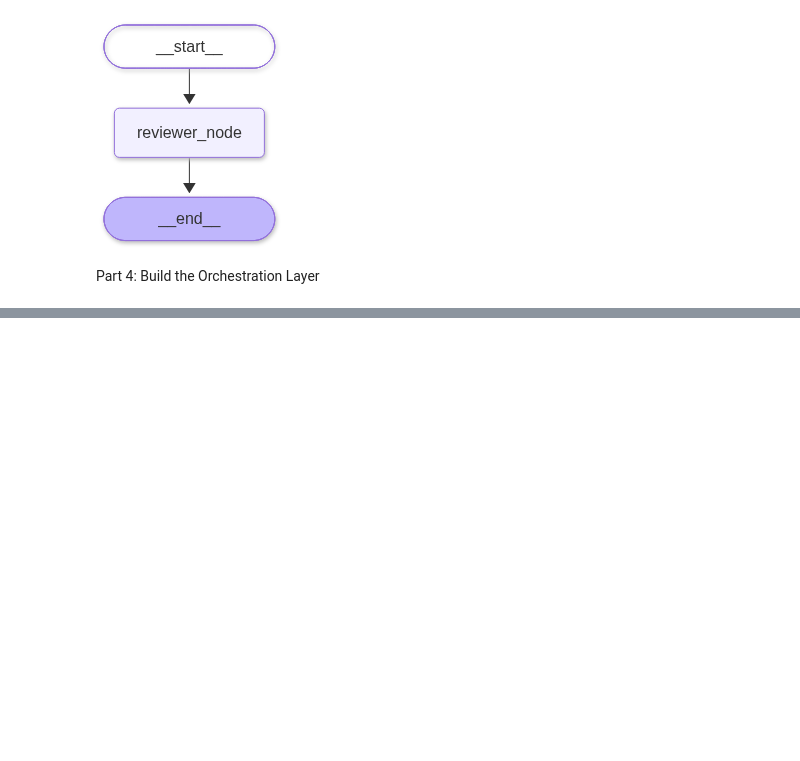
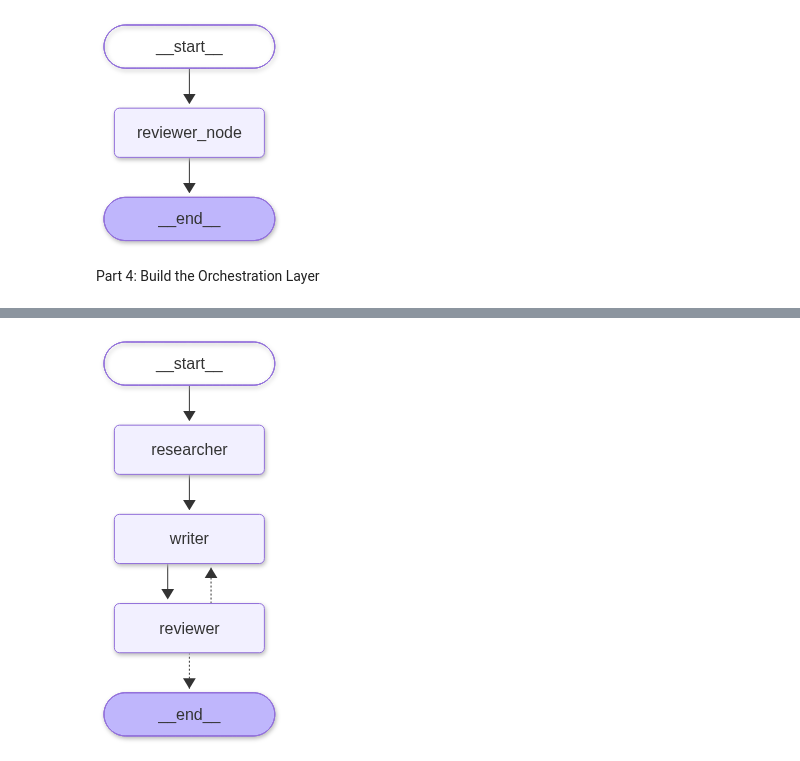
Before and after one commit to adhamhamdy-ux/3-agents_project, a Jupyter notebook: agents_project.ipynb, the cells around one changed output, grey strips where cells are left out. Cells and saved outputs as stored; diff of their text form; code cells hidden in the pictures; blank space fills up the shorter version.

```diff
--- a/agents_project.ipynb
+++ b/agents_project.ipynb
@@ -25,12 +25,12 @@ llm = ChatOpenAI(
 Part 1: Researcher Graph
 # %%
 wiki = wikipediaapi.Wikipedia(user_agent="3 agents_project/1.0 (student@example.com)")
-MAX_CHARS_PER_PAGE = 3000
+MAX_CHARS_PER_PAGE = 2000
 
 @tool
 def wiki_search(query: str)-> str:
     """Search Wikipedia for a query and return raw text from the top matching pages."""
-    results = wiki.search(query, limit=3)
+    results = wiki.search(query, limit=2)
     output = ""
     for title, page in results.pages.items():
         output += f" {title}\n{page.text[:MAX_CHARS_PER_PAGE]}\n\n"
@@ -105,7 +105,7 @@ def writer_node(state: writerState) -> dict:
     response = llm.invoke([("system", "You are a writing agent. You must write a draft based on the task, research, and feedback. Do not summarize, rewrite, or format anything. Return raw notes only"),
                            ("human", prompt)] + state["messages"])
 
-    return {"draft": response.content, "messages": [response], "trace": ["writer"]}
+    return {"draft": response.content, "attempts": state["attempts"] + 1,"messages": [response], "trace": ["writer"]}
 
 
 builder = StateGraph(writerState)
@@ -152,7 +156,7 @@ reviewerState=TypedDict("reviewerState",{"task":str,"feedback":str,"draft":str,"
 structured_model= llm.with_structured_output(Review)
 
 def reviewer_node(state: reviewerState) -> dict:
-    prompt = ([("system", "You are a strict reviewer. Judge the draft against the task and its constraints. Give specific, actionable feedback. Set approved to true only if the draft fully meets the task; otherwise set it to false."),
+    prompt = ([("system", "You are a strict editor. Judge the draft against the task and every one of its constraints. Approve only if the draft meets all constraints AND is original, vivid, and memorable. Most first drafts need at least one concrete improvement, so give specific changes unless the draft is excellent. Set approved to true only when no further improvement is needed."),
               ("human", f"Task: {state['task']}\n\nDraft:\n{state['draft']}")])
     review = structured_model.invoke(prompt)
     return {"feedback": review.feedback, "approved": review.approved, "messages": [AIMessage(content=review.feedback)] , "trace": ["reviewer"]}
@@ -183,0 +292,4 @@ Part 4: Build the Orchestration Layer
+# %%
+display(Image(multi_agent_app.get_graph().draw_mermaid_png()))
+# %% [output]
+[figure, added]
```
Also changed, not shown: parts of 4 cells of this notebook.
